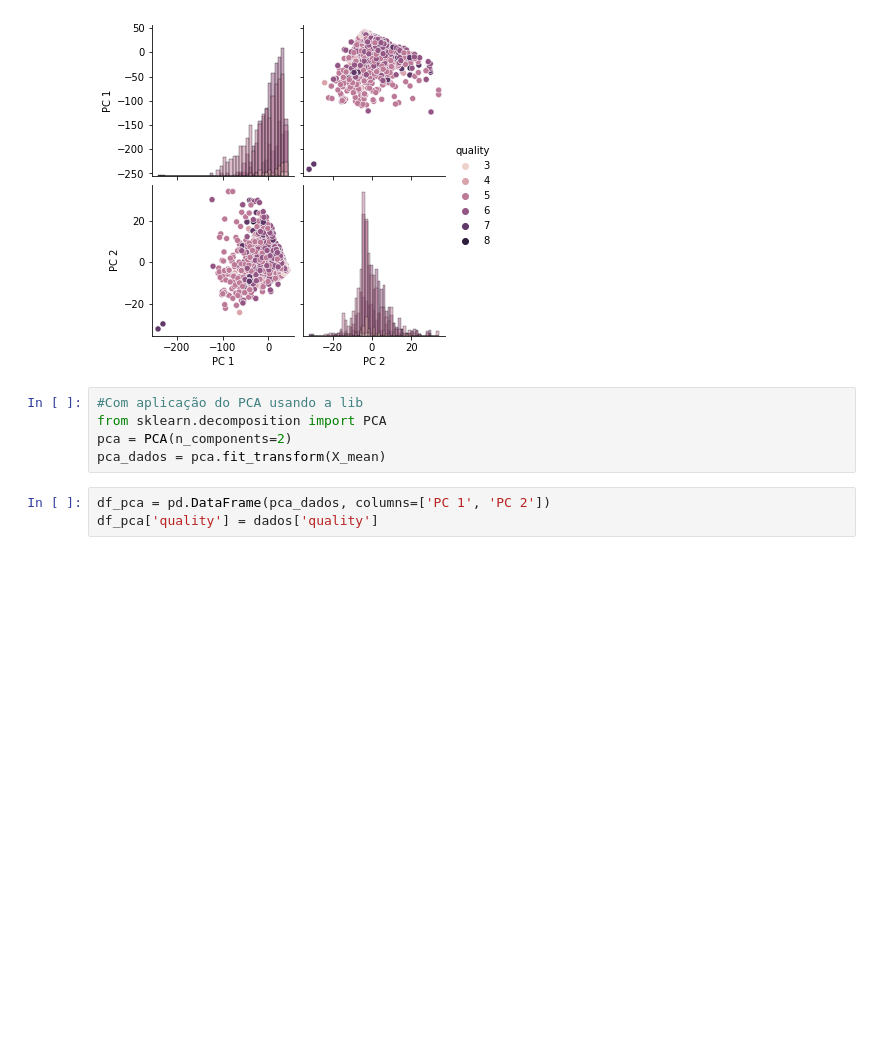
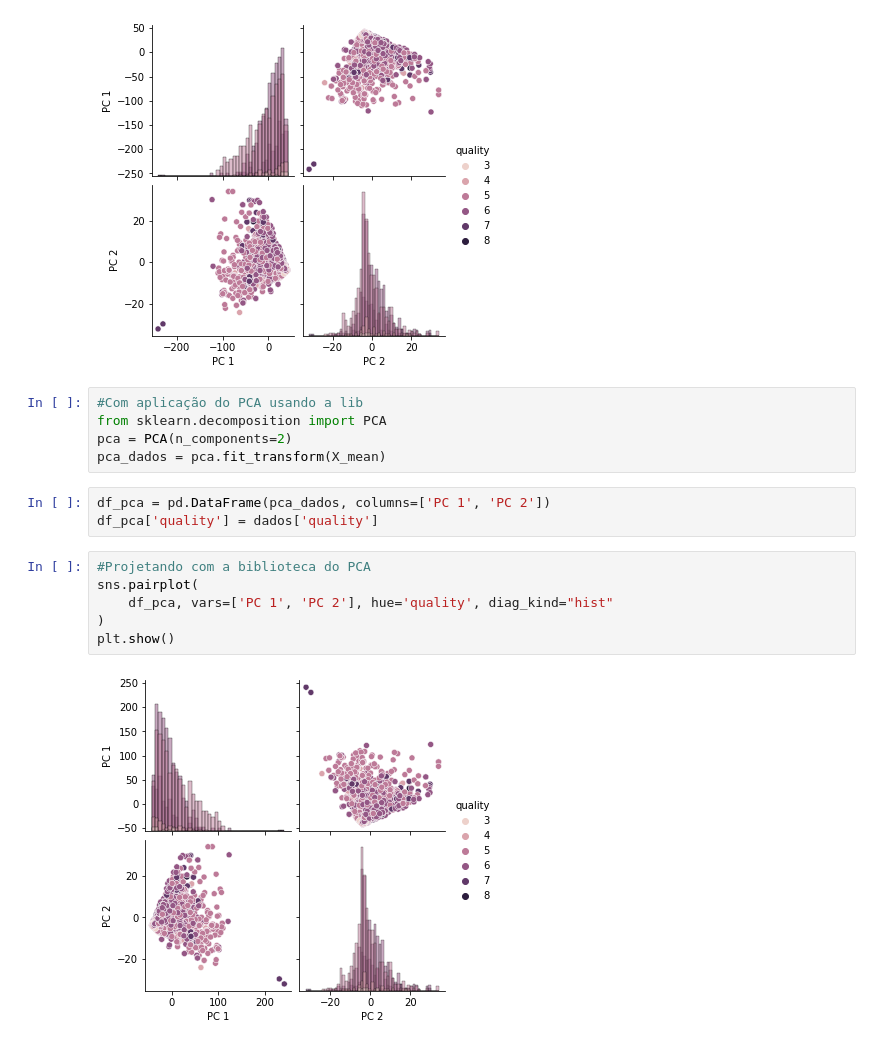
Before and after one commit to AdsonRoberto/PCA_e_LDA_-SemBiblioteca-, a Jupyter notebook: analise_de_dados.ipynb, the cells around one changed output. Cells and saved outputs as stored; diff of their text form; blank space fills up the shorter version.

```diff
--- a/analise_de_dados.ipynb
+++ b/analise_de_dados.ipynb
@@ -155,3 +155,11 @@ pca_dados = pca.fit_transform(X_mean)
 # %%
 df_pca = pd.DataFrame(pca_dados, columns=['PC 1', 'PC 2'])
 df_pca['quality'] = dados['quality']
+# %%
+#Projetando com a biblioteca do PCA
+sns.pairplot(
+    df_pca, vars=['PC 1', 'PC 2'], hue='quality', diag_kind="hist"
+)
+plt.show()
+# %% [output]
+[figure, added]
```
Also changed, not shown: parts of 1 cell of this notebook, 3 other files.
